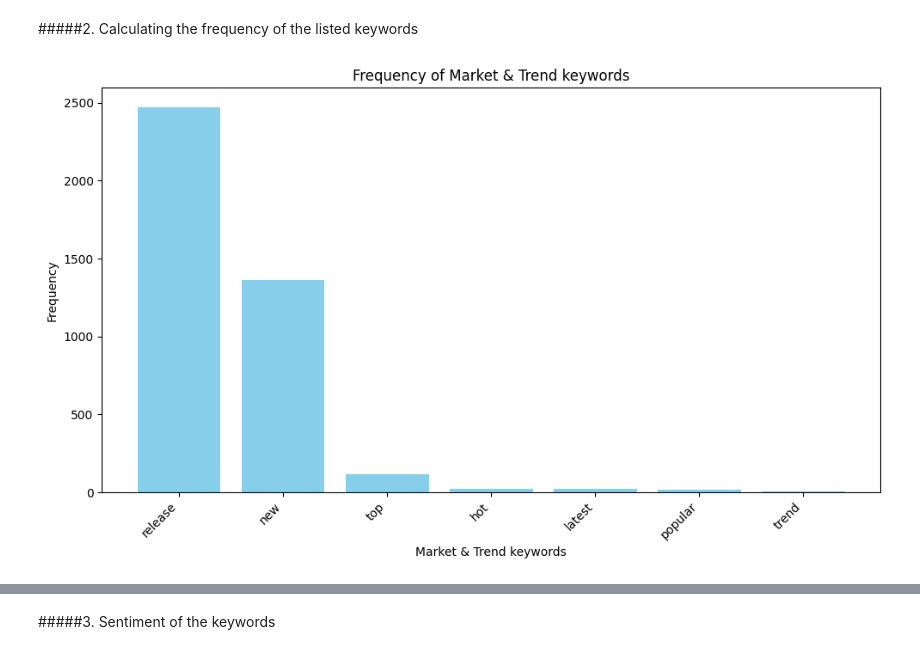
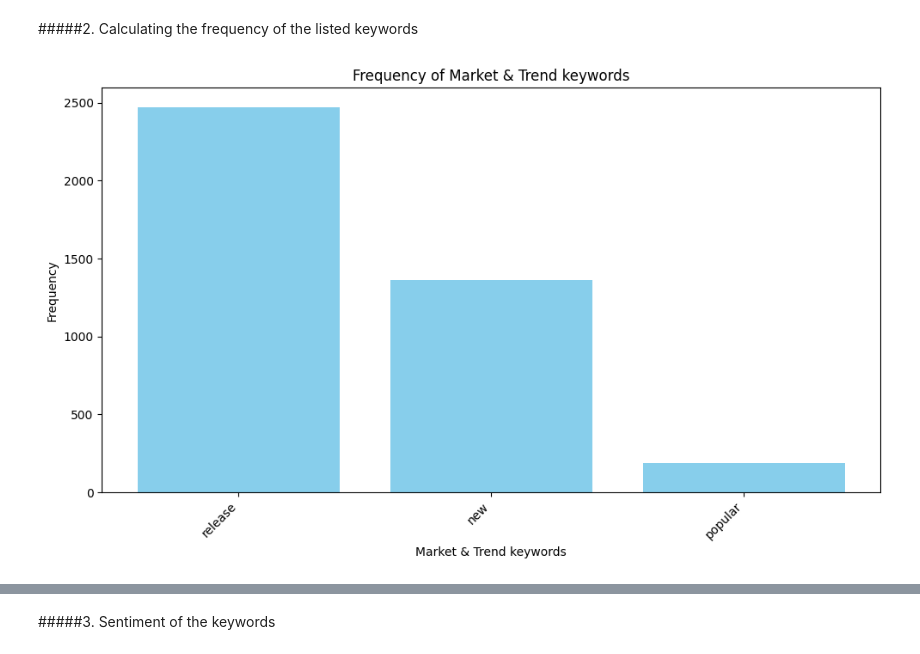
Before and after one commit to hoangquang0601/FYP_Python, a Jupyter notebook: FYP_All.ipynb, the cells around one changed output, grey strips where cells are left out. Drawn from its saved outputs; the diff is of its cells as text; code cells hidden in the pictures.

```diff
--- a/FYP_All.ipynb
+++ b/FYP_All.ipynb
@@ -1810,7 +1750,7 @@ cooccurrence_results = {}
 
 for category, keywords in tqdm(ingredient_keywords.items(), desc="Product by Ingredient keywords"):
     cooccurrences = find_cooccurrences(df, keywords)
-    top_cooccurrences = cooccurrences.most_common(10)
+    top_cooccurrences = cooccurrences.most_common(25)
     cooccurrence_results[category] = top_cooccurrences
 
 # Display the results in the desired format
@@ -2112,7 +2052,7 @@ cooccurrence_results = {}
 
 for category, keywords in tqdm(policy_keywords.items(), desc="Policies keywords"):
     cooccurrences = find_cooccurrences(df, keywords)
-    top_cooccurrences = cooccurrences.most_common(10)
+    top_cooccurrences = cooccurrences.most_common(25)
     cooccurrence_results[category] = top_cooccurrences
 
 # Display the results in the desired format
@@ -2444,7 +2384,7 @@ cooccurrence_results = {}
 
 for category, keywords in tqdm(delivery_keywords.items(), desc="Delivery keywords"):
     cooccurrences = find_cooccurrences(df, keywords)
-    top_cooccurrences = cooccurrences.most_common(10)
+    top_cooccurrences = cooccurrences.most_common(25)
     cooccurrence_results[category] = top_cooccurrences
 
 # Display the results in the desired format
@@ -2764,7 +2704,7 @@ cooccurrence_results = {}
 
 for category, keywords in tqdm(sales_keywords.items(), desc="Sales keywords"):
     cooccurrences = find_cooccurrences(df, keywords)
-    top_cooccurrences = cooccurrences.most_common(10)
+    top_cooccurrences = cooccurrences.most_common(25)
     cooccurrence_results[category] = top_cooccurrences
 
 # Display the results in the desired format
@@ -2920,11 +2860,7 @@ from tqdm import tqdm
 market_trend_ketwords = {
     'new': ['new','newly','fresh'],
     'release': ['release', 'launch', 'introduce'],
-    'trend': ['trend'],
-    'popular': ['popular', 'famous'],
-    'hot': ['hot'],
-    'top': ['top', 'best'],
-    'latest': ['recent']
+    'popular': ['popular', 'famous', 'trend', 'hot', 'top', 'best', 'recent']
 }
 
 # Initialize an empty list to store the frequency counts
@@ -2933,31 +2869,31 @@ frequency_counts = []
 # Iterate through each product category
 for category, subcategories in tqdm(market_trend_ketwords.items(), desc="Market & Trend keywords"):
     # Count occurrences of each category and subcategory in the 'lemmatized_tokens' column
     for subcategory in subcategories:
         pattern = fr'\b{subcategory}\b'  # Using word boundary regex to match exact words
         count = df['lemmatized_tokens'].str.count(pattern).sum()
         frequency_counts.append([category, subcategory, count])
 
 # Create a new DataFrame with the frequency counts
 df_keyword = pd.DataFrame(frequency_counts, columns=['Keywords', 'Sub-keywords', 'Frequency'])
 
 # Group by Category and sum the frequencies
 df_summary = df_keyword.groupby('Keywords')['Frequency'].sum().reset_index()
 
 # Sort the DataFrame in descending order of Frequency
 df_summary = df_summary.sort_values(by='Frequency', ascending=False)
 
 # Plotting the bar chart
 plt.figure(figsize=(10, 6))
 plt.bar(df_summary['Keywords'], df_summary['Frequency'], color='skyblue')
 plt.xlabel('Market & Trend keywords')
 plt.ylabel('Frequency')
 plt.title('Frequency of Market & Trend keywords')
 plt.xticks(rotation=45, ha='right')
 plt.tight_layout()
 plt.show()
 
 # Save the df_keyword DataFrame
 df_keyword.to_csv('df_market_trend_by_frequency.csv', index=False)
 # %% [output]
-[figure, old version]
+[figure, new version]
```
Also changed, not shown: parts of 12 cells of this notebook, 16 other files.
